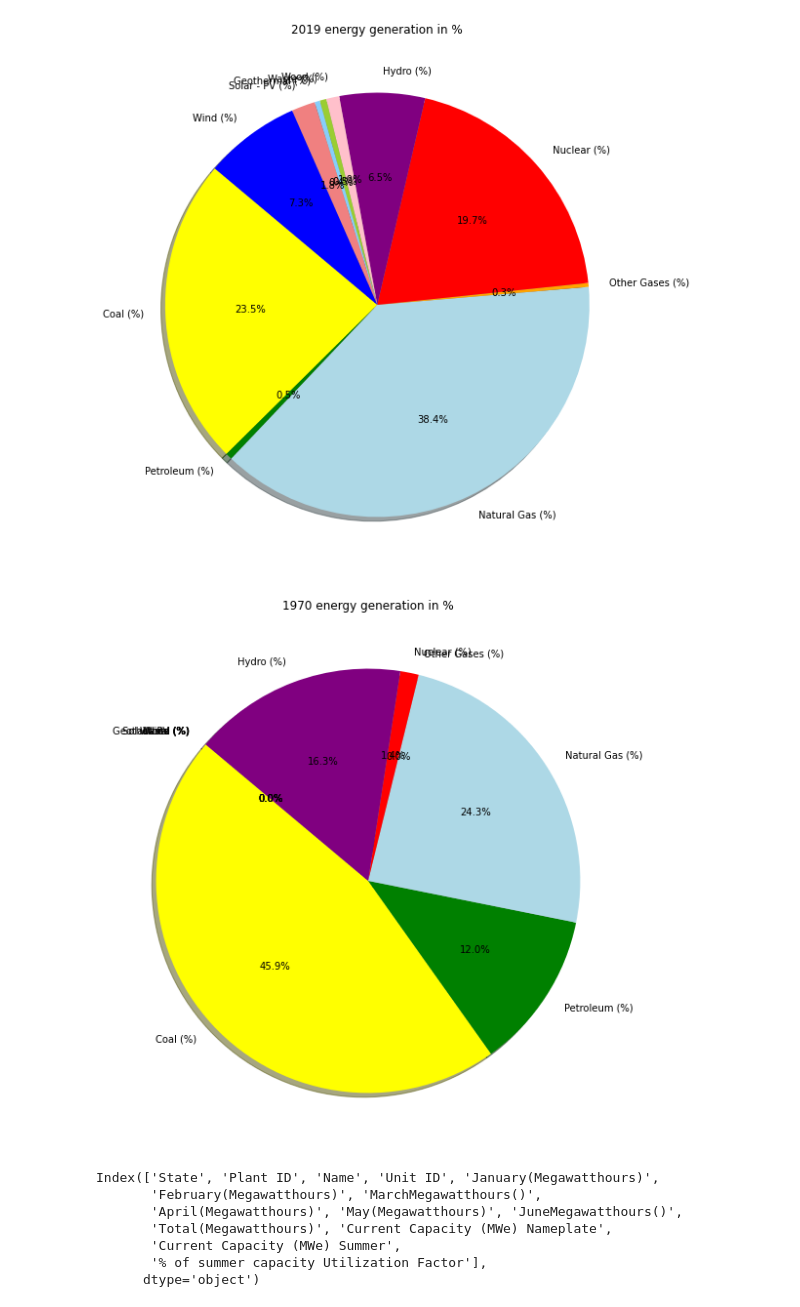
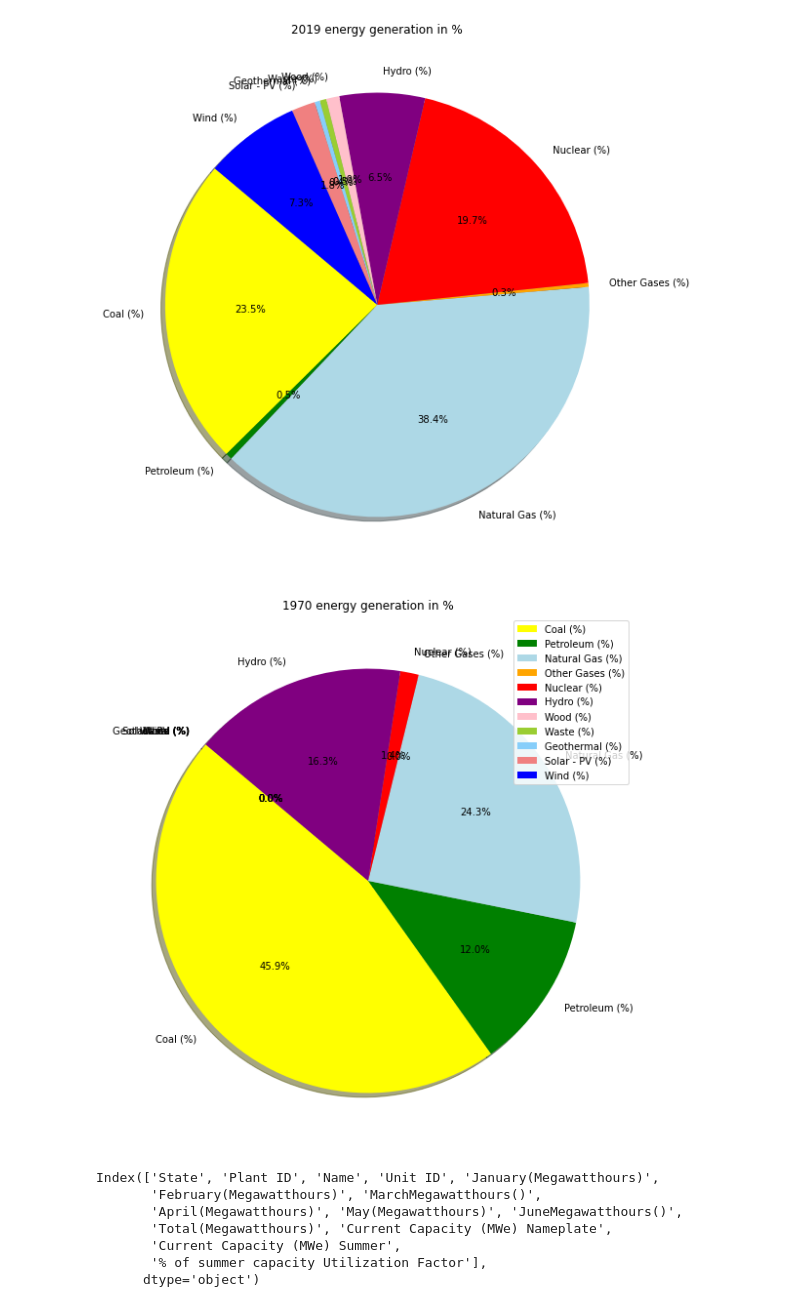
Before and after one commit to jhillner/Group-Project-1, a Jupyter notebook: Code/energy_statistics.ipynb, the cells around one changed output. Cells and saved outputs as stored; diff of their text form; code cells hidden in the pictures.

```diff
--- a/Code/energy_statistics.ipynb
+++ b/Code/energy_statistics.ipynb
@@ -132,28 +132,28 @@ plt.show()
 # %%
 labels=['Coal (%)', 'Petroleum (%)', 'Natural Gas (%)',
        'Other Gases (%)', 'Nuclear (%)', 'Hydro (%)', 'Wood (%)', 'Waste (%)',
        'Geothermal (%)', 'Solar - PV (%)', 'Wind (%)']
 coal=23.5
 petro=0.5
 gas=38.4
 other_gas=0.3
 Nuclear=19.7
 hydro=6.5
 wood=1
 waste=0.5
 solar=1.8
 wind=7.3
 
 colors = ["yellow","green","lightblue","orange","red","purple","pink","yellowgreen","lightskyblue","lightcoral","blue"]
 pie_values=[45.9,12.0,24.3,0,1.4,16.3,0,0,0,0,0]
 plt.pie(pie_values, labels=labels,autopct="%1.1f%%",colors=colors, shadow=True, startangle=140)
-
+plt.legend(labels)
 plt.title("1970 energy generation in %")
 plt.rcParams["figure.figsize"] = [10, 10]
 #plt.tight_layout()
 plt.show()
 # %% [output]
-[figure, old version]
+[figure, new version]
 # %%
 usreact20=pd.read_excel('../Data/usreact20.xlsx')
 usreact20.columns
```
Also changed, not shown: 1 other file.
